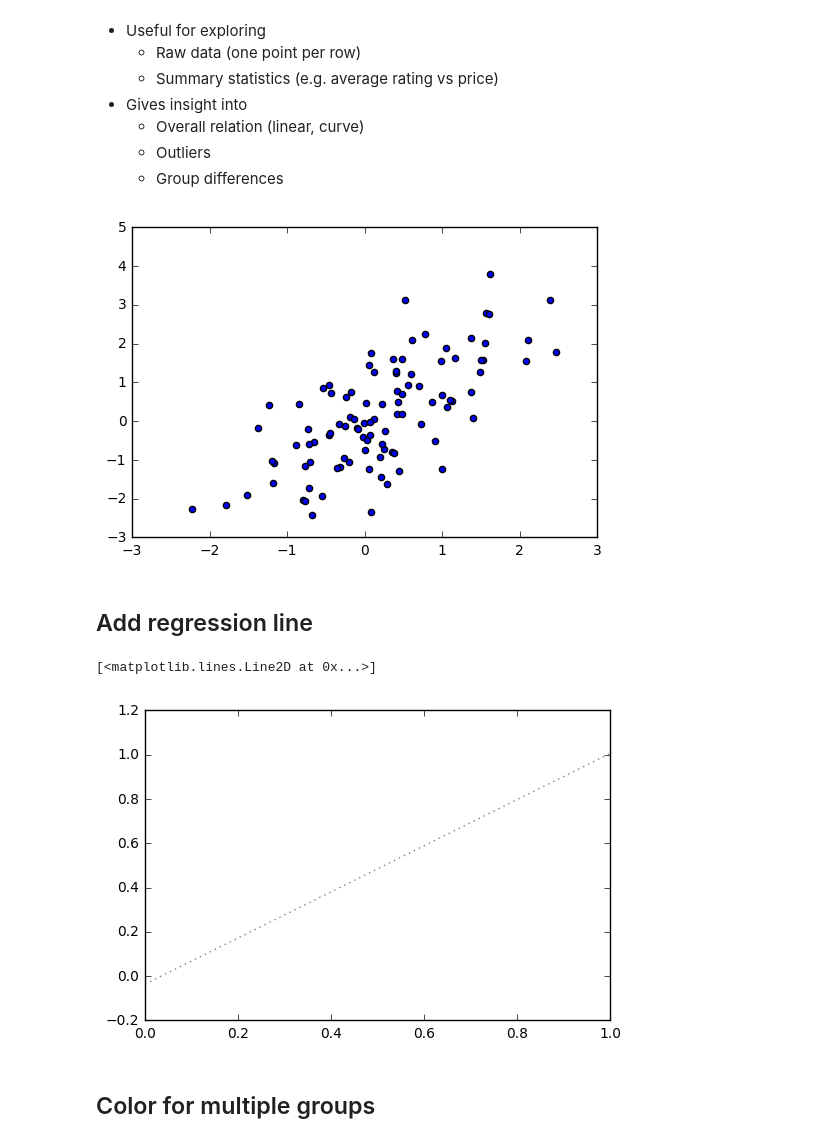
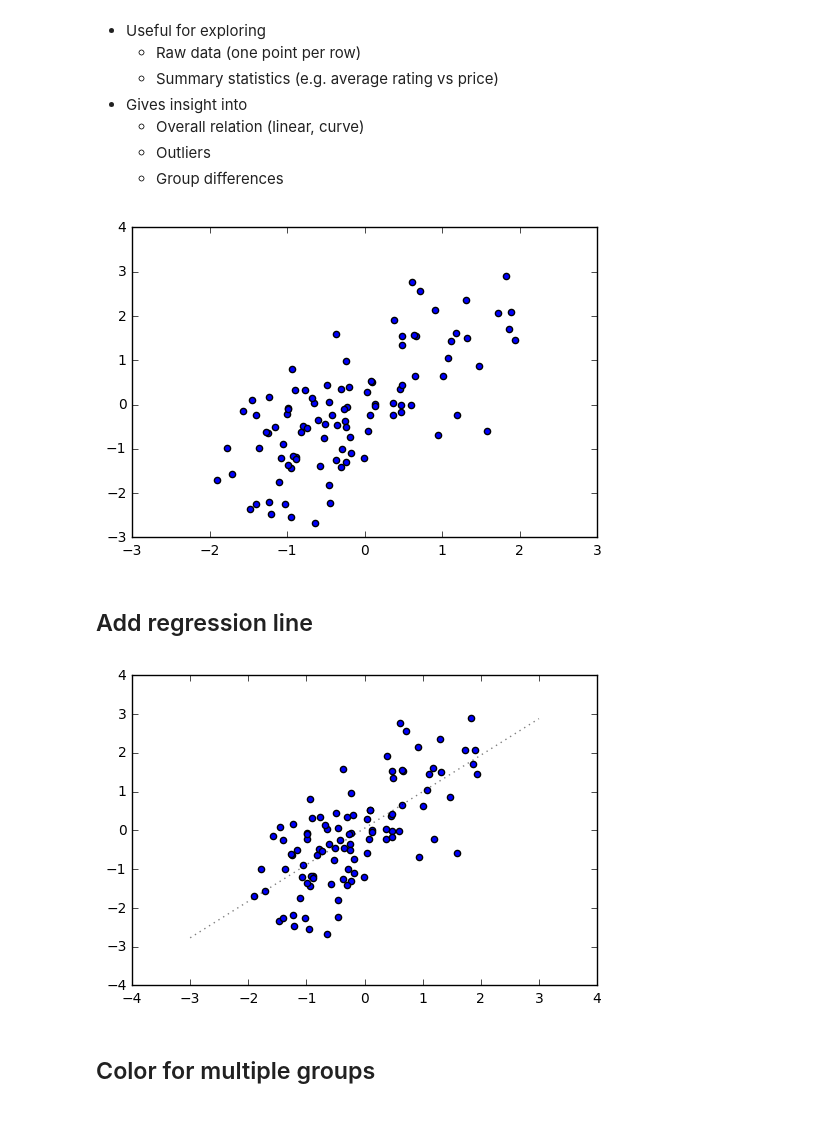
Before and after one commit to vanatteveldt/python-data, a Jupyter notebook: Visualizing data with matplotlib - slides.ipynb, the cells around one changed output. Drawn from its saved outputs; the diff is of its cells as text; code cells hidden in the pictures.

Commit message:
Added some plots

```diff
--- a/Visualizing data with matplotlib - slides.ipynb
+++ b/Visualizing data with matplotlib - slides.ipynb
@@ -230,20 +228,19 @@ x.plot(kind='kde');
 # %%
 x = np.random.randn(100)
 y = x + np.random.randn(100)
-plt.scatter(x, y)
-m, b = np.polyfit(x, y, 1)
+plt.scatter(x, y);
 # %% [output]
-[figure, old version]
+[figure, new version]
 # %% [markdown]
 ## Add regression line
 # %%
+plt.scatter(x, y)
 m, b = np.polyfit(x, y, 1)
 x1, x2 = plt.xlim()
 y1, y2 = [m*pd.Series(x)+b for x in [x1, x2]]
-plt.plot((x1,x2), (y1,y2), 'k:', alpha=.5)
+plt.plot((x1,x2), (y1,y2), 'k:', alpha=.5);
 # %% [output]
-[<matplotlib.lines.Line2D at 0x...>]
-[figure, old version]
+[figure, new version]
 # %% [markdown]
 ## Color for multiple groups
 # %%
```
Also changed, not shown: parts of 23 cells of this notebook.
